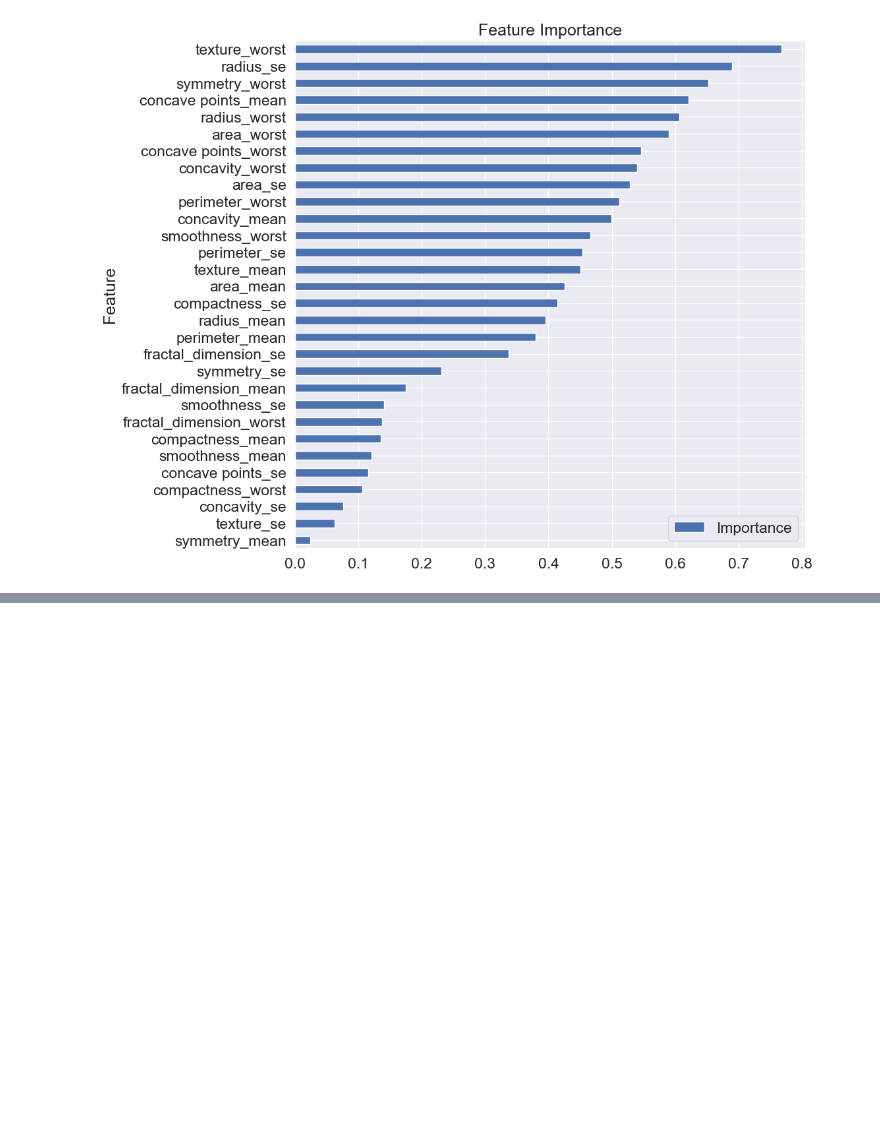
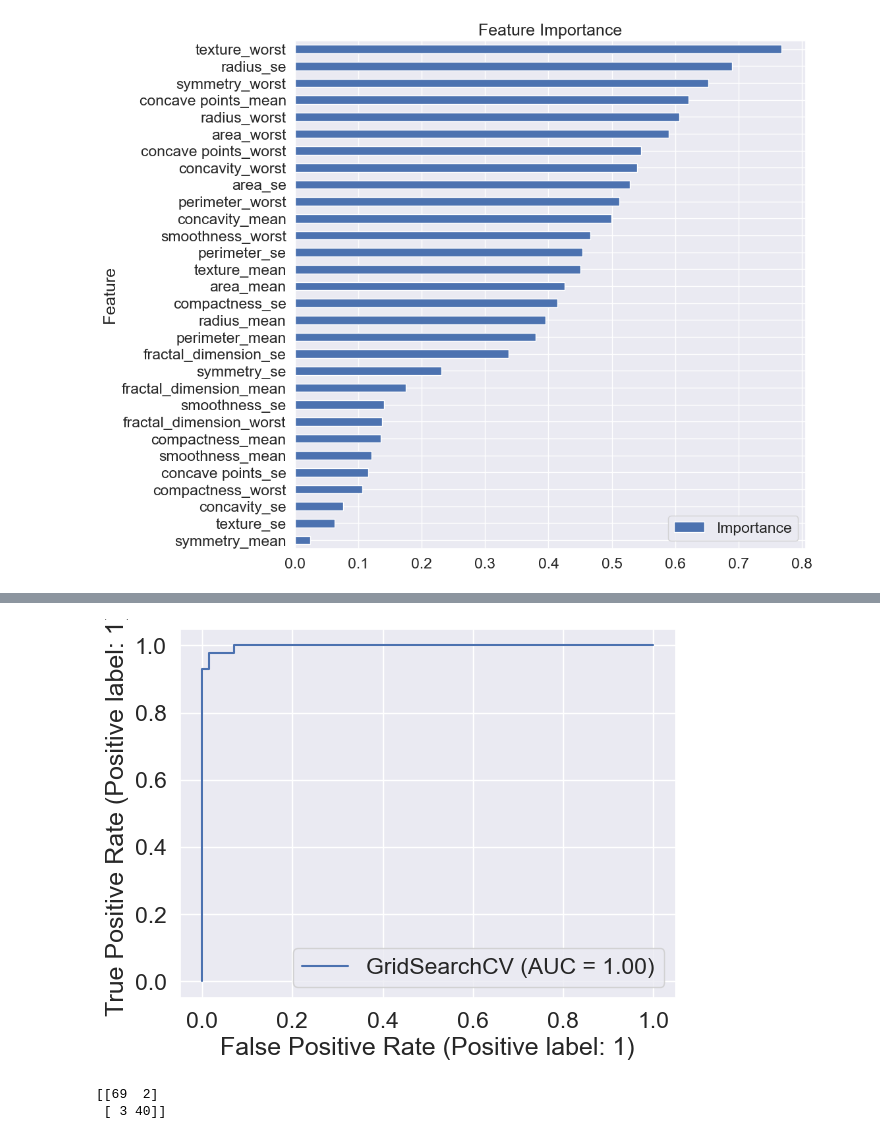
Before and after one commit to mwisechacha/Breast_cancer, a Jupyter notebook: Breast cancer detection ~machine learning.ipynb, the cells around one changed output, grey strips where cells are left out. Saved outputs shown, nothing was run; the diff lists cells and outputs as text; code cells hidden in the pictures; blank space fills up the shorter version.

```diff
--- a/Breast cancer detection ~machine learning.ipynb
+++ b/Breast cancer detection ~machine learning.ipynb
@@ -998,0 +1056,25 @@ feature_importance.plot(x="Feature", y="Importance", kind="barh", figsize=(10, 1
+# %%
+# creating a parameter grid for the xgboost
+xgb_grid = {"max_depth": [3, 4, 5, 7],
+           "learning_rate": [0.1, 0.01, 0.05],
+           "gamma": [0, 0.25, 1],
+           "reg_lambda": [0, 1, 10],
+           "scale_pos_weight": [1, 3, 5],
+           "subsample": [0.8],
+           "colsample_bytree": [0.5]}
+# %%
+# trying out the gridsearch cv on xgboost
+np.random.seed(42)
+
+# create an instance of the model
+xgb_clf = xgb.XGBClassifier(objective="binary:logistic")
+
+# instance of the grid searchcv
+gs_xgb = GridSearchCV(xgb_clf,
+                     param_grid=xgb_grid,
+                     n_jobs=-1,
+                     cv=5,
+                     scoring="accuracy")
+
+# fit
+gs_xgb.fit(X_train_transformed, y_train)
@@ -998,0 +1142,11 @@ feature_importance.plot(x="Feature", y="Importance", kind="barh", figsize=(10, 1
+# %%
+# using ROC curve to evaluate and calculate AUC metric
+RocCurveDisplay.from_estimator(gs_xgb, X_test_transformed, y_test);
+# %% [output]
+[figure, added]
+# %%
+# using confusion matrix
+print(confusion_matrix(y_test, y_preds_xgb))
+# %% [output]
+[[69  2]
+ [ 3 40]]
```
Also changed, not shown: parts of 24 cells of this notebook.
